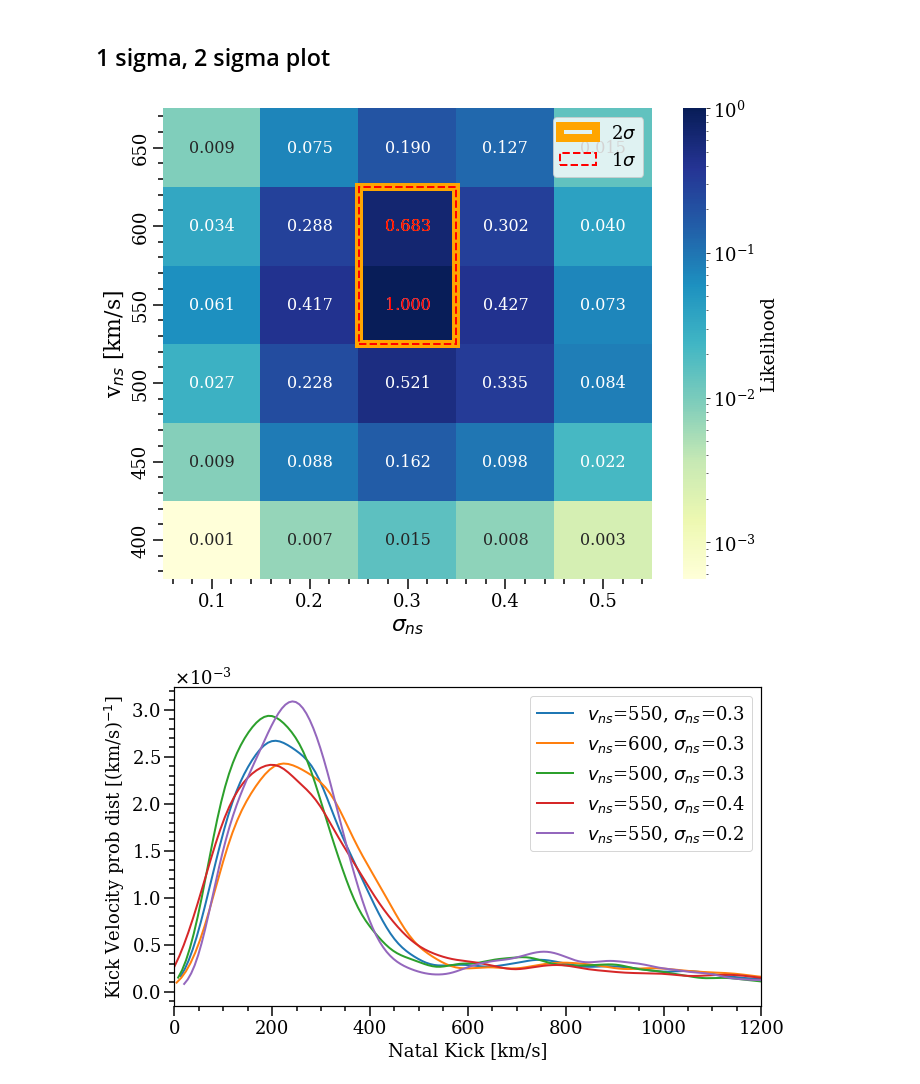
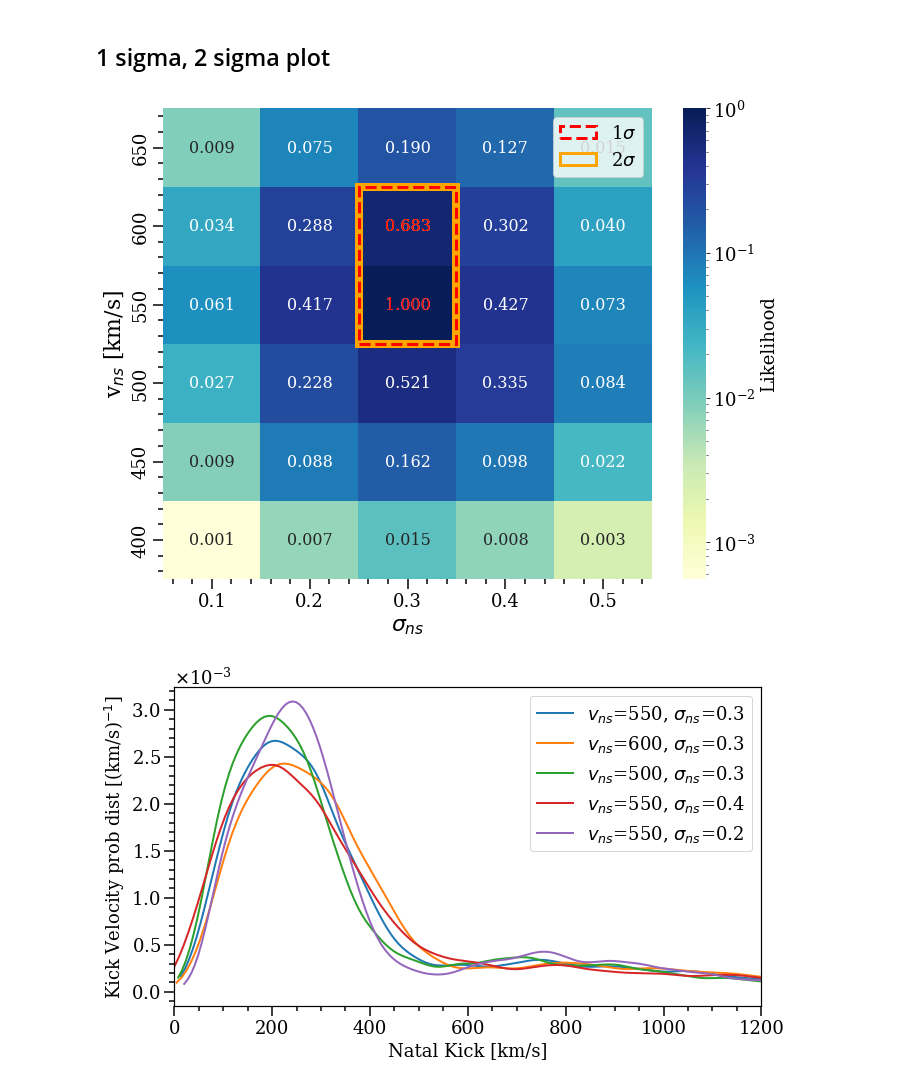
Before and after one commit to veome22/supernova_remnant_prescription, a Jupyter notebook: model_likelihood_analysis_bse.ipynb, the cells around one changed output. Saved outputs shown, nothing was run; the diff lists cells and outputs as text; code cells hidden in the pictures.

Commit message:
made 2d likelihood plot consistent with sse plot

```diff
--- a/model_likelihood_analysis_bse.ipynb
+++ b/model_likelihood_analysis_bse.ipynb
@@ -337,49 +337,42 @@ labels_two_sig = label_f(p_models_2d)
 from matplotlib.patches import Rectangle, Polygon
 
 f, ax= plt.subplots(1, 1,  figsize=(10,8))
 
 ax = sns.heatmap(p_models_2d,  cmap="YlGnBu", linewidth=0, norm=LogNorm(),\
                  annot=labels_all, annot_kws={'fontsize':fs}, fmt="", cbar=False)
 
 ax = sns.heatmap(p_models_2d,  cmap="YlGnBu", linewidth=0., norm=LogNorm(),\
                  annot=labels_two_sig, annot_kws={'fontsize':fs, 'color':"orange"}, fmt="", cbar=False)
 
 ax = sns.heatmap(p_models_2d, cmap="YlGnBu", linewidth=0., norm=LogNorm(), xticklabels=sigmas, yticklabels=ns_kicks, \
                 annot=labels_one_sig, annot_kws={'fontsize':fs, 'color':"r"}, fmt='', cbar_kws={'label': 'Likelihood'})
 
 
-
-ax.add_patch(Rectangle((2, 3), 1, 2, fill=False, edgecolor='orange', hatch='', lw=8, clip_on=False, label='2$\sigma$'))
-ax.add_patch(Rectangle((2, 3), 1, 2, fill=False, edgecolor='r', hatch='',  linestyle='--', lw=2, clip_on=False, label= '1$\sigma$'))
+ax.add_patch(Rectangle((2, 3), 1, 2, fill=False, edgecolor='r', hatch='',  linestyle='--', lw=3, clip_on=False, label= '1$\sigma$', zorder=2))
+ax.add_patch(Rectangle((2, 3), 1, 2, fill=False, edgecolor='orange', hatch='', lw=8, clip_on=False, label='2$\sigma$', zorder=1))
 
 
 
 layoutAxes(ax=ax, fontsize=fm)
 
 plt.xlabel('$\sigma_{ns}$', fontsize=fl)
 plt.ylabel('v$_{ns}$ [km/s]', fontsize=fl)
 
 ax.figure.axes[-1].yaxis.label.set_size(fm)
 ax.figure.axes[-1].tick_params(labelsize=fm)
 
-handles, labels = plt.gca().get_legend_handles_labels()
+leg = ax.legend()
 
-# specify order
-order = [1,0]
-
-# pass handle & labels lists along with order as below
-plt.legend([handles[i] for i in order], [labels[i] for i in order], bbox_to_anchor=(1.0, 0.15), fontsize=fm)
-
-leg = ax.legend()
-for line in leg.get_lines():
-    line.set_linewidth(2.0)
+# change the line width for the legend
+for patch in leg.get_patches():
+    patch.set_linewidth(3.0)
 
 plt.gca().invert_yaxis()
 plt.tight_layout()
-plt.savefig('plots/model_likelihoods_2d_bse.pdf')
-# plt.show()
+# plt.savefig('plots/model_likelihoods_2d_bse.pdf')
+plt.show()
 # %% [output]
-[figure, old version]
+[figure, new version]
 # %%
 # Identify the 5 most likely models
 M = sorted(zip(p_models), reverse=True)[:5]
```
Also changed, not shown: 1 other file.
